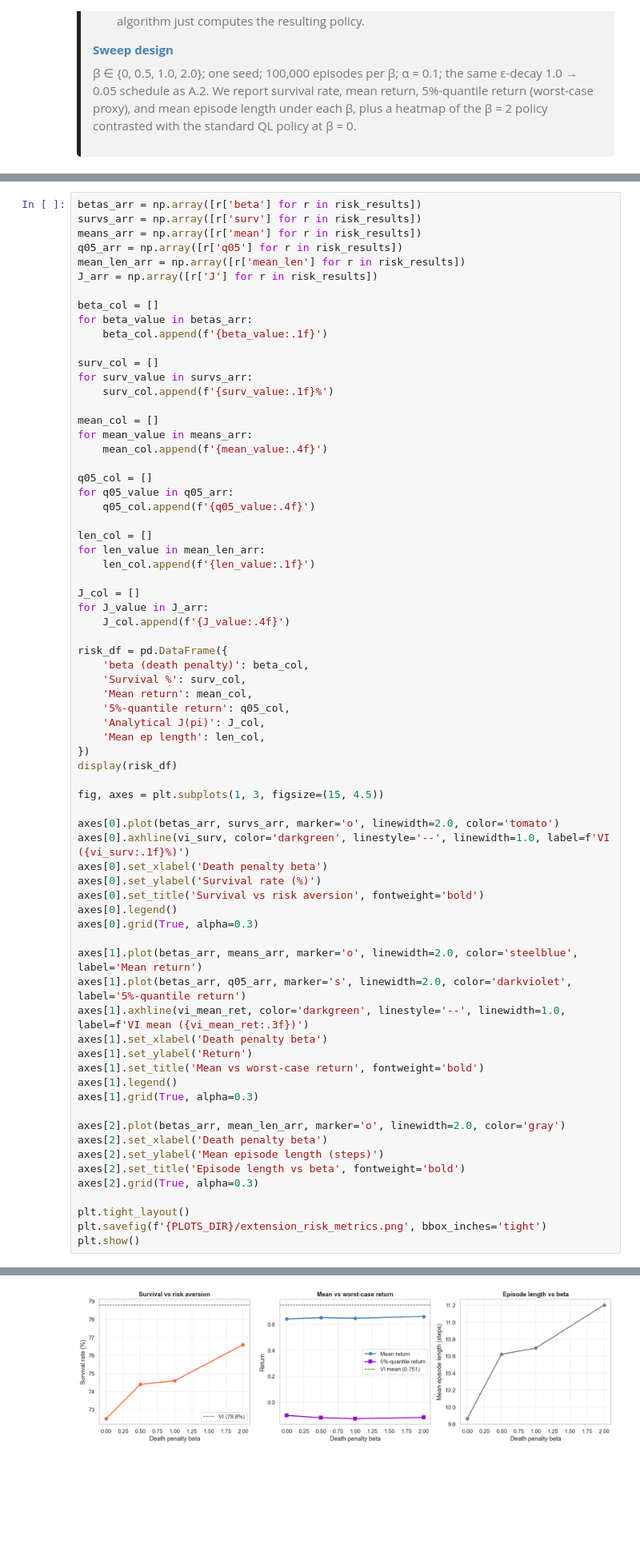
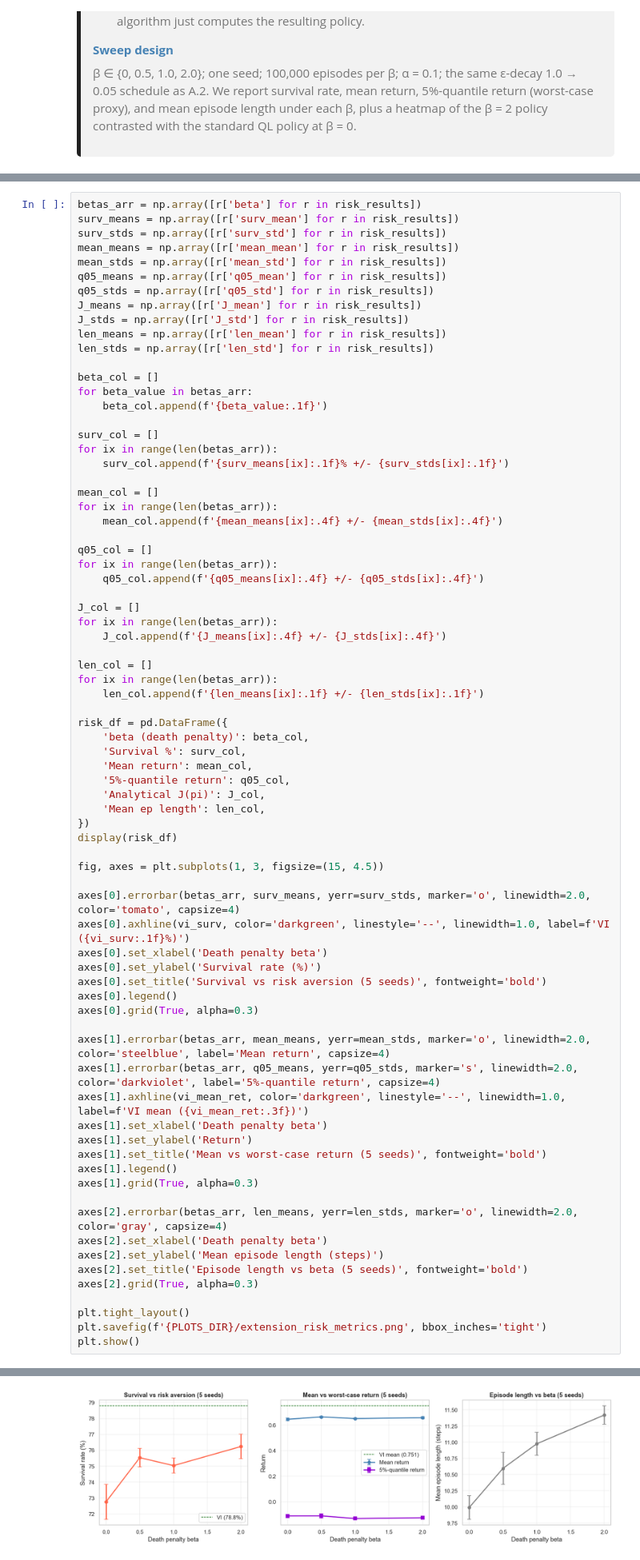
Before and after one commit to SamuelBraun/reinforcement-learning-sepsis, a Jupyter notebook: rl_sepsis_project.ipynb, the cells around one changed output, grey strips where cells are left out. Shown at 80% size. Cells and saved outputs as stored; diff of their text form; blank space fills up the shorter version.

```diff
--- a/rl_sepsis_project.ipynb
+++ b/rl_sepsis_project.ipynb
@@ -2130,34 +2184,39 @@ beta=2.0 | surv= 76.6% | mean=0.6622 | 5%-quantile=-0.1180 | J(pi)=0.6851 | mean
 # %%
 betas_arr = np.array([r['beta'] for r in risk_results])
-survs_arr = np.array([r['surv'] for r in risk_results])
-means_arr = np.array([r['mean'] for r in risk_results])
-q05_arr = np.array([r['q05'] for r in risk_results])
-mean_len_arr = np.array([r['mean_len'] for r in risk_results])
-J_arr = np.array([r['J'] for r in risk_results])
+surv_means = np.array([r['surv_mean'] for r in risk_results])
+surv_stds = np.array([r['surv_std'] for r in risk_results])
+mean_means = np.array([r['mean_mean'] for r in risk_results])
+mean_stds = np.array([r['mean_std'] for r in risk_results])
+q05_means = np.array([r['q05_mean'] for r in risk_results])
+q05_stds = np.array([r['q05_std'] for r in risk_results])
+J_means = np.array([r['J_mean'] for r in risk_results])
+J_stds = np.array([r['J_std'] for r in risk_results])
+len_means = np.array([r['len_mean'] for r in risk_results])
+len_stds = np.array([r['len_std'] for r in risk_results])
 
 beta_col = []
 for beta_value in betas_arr:
     beta_col.append(f'{beta_value:.1f}')
 
 surv_col = []
-for surv_value in survs_arr:
-    surv_col.append(f'{surv_value:.1f}%')
+for ix in range(len(betas_arr)):
+    surv_col.append(f'{surv_means[ix]:.1f}% +/- {surv_stds[ix]:.1f}')
 
 mean_col = []
-for mean_value in means_arr:
-    mean_col.append(f'{mean_value:.4f}')
+for ix in range(len(betas_arr)):
+    mean_col.append(f'{mean_means[ix]:.4f} +/- {mean_stds[ix]:.4f}')
 
 q05_col = []
-for q05_value in q05_arr:
-    q05_col.append(f'{q05_value:.4f}')
+for ix in range(len(betas_arr)):
+    q05_col.append(f'{q05_means[ix]:.4f} +/- {q05_stds[ix]:.4f}')
+
+J_col = []
+for ix in range(len(betas_arr)):
+    J_col.append(f'{J_means[ix]:.4f} +/- {J_stds[ix]:.4f}')
 
 len_col = []
-for len_value in mean_len_arr:
-    len_col.append(f'{len_value:.1f}')
-
-J_col = []
-for J_value in J_arr:
-    J_col.append(f'{J_value:.4f}')
+for ix in range(len(betas_arr)):
+    len_col.append(f'{len_means[ix]:.1f} +/- {len_stds[ix]:.1f}')
 
 risk_df = pd.DataFrame({
     'beta (death penalty)': beta_col,
@@ -2171,27 +2230,27 @@ display(risk_df)
 
 fig, axes = plt.subplots(1, 3, figsize=(15, 4.5))
 
-axes[0].plot(betas_arr, survs_arr, marker='o', linewidth=2.0, color='tomato')
+axes[0].errorbar(betas_arr, surv_means, yerr=surv_stds, marker='o', linewidth=2.0, color='tomato', capsize=4)
 axes[0].axhline(vi_surv, color='darkgreen', linestyle='--', linewidth=1.0, label=f'VI ({vi_surv:.1f}%)')
 axes[0].set_xlabel('Death penalty beta')
 axes[0].set_ylabel('Survival rate (%)')
-axes[0].set_title('Survival vs risk aversion', fontweight='bold')
+axes[0].set_title('Survival vs risk aversion (5 seeds)', fontweight='bold')
 axes[0].legend()
 axes[0].grid(True, alpha=0.3)
 
-axes[1].plot(betas_arr, means_arr, marker='o', linewidth=2.0, color='steelblue', label='Mean return')
-axes[1].plot(betas_arr, q05_arr, marker='s', linewidth=2.0, color='darkviolet', label='5%-quantile return')
+axes[1].errorbar(betas_arr, mean_means, yerr=mean_stds, marker='o', linewidth=2.0, color='steelblue', label='Mean return', capsize=4)
+axes[1].errorbar(betas_arr, q05_means, yerr=q05_stds, marker='s', linewidth=2.0, color='darkviolet', label='5%-quantile return', capsize=4)
 axes[1].axhline(vi_mean_ret, color='darkgreen', linestyle='--', linewidth=1.0, label=f'VI mean ({vi_mean_ret:.3f})')
 axes[1].set_xlabel('Death penalty beta')
 axes[1].set_ylabel('Return')
-axes[1].set_title('Mean vs worst-case return', fontweight='bold')
+axes[1].set_title('Mean vs worst-case return (5 seeds)', fontweight='bold')
 axes[1].legend()
 axes[1].grid(True, alpha=0.3)
 
-axes[2].plot(betas_arr, mean_len_arr, marker='o', linewidth=2.0, color='gray')
+axes[2].errorbar(betas_arr, len_means, yerr=len_stds, marker='o', linewidth=2.0, color='gray', capsize=4)
 axes[2].set_xlabel('Death penalty beta')
 axes[2].set_ylabel('Mean episode length (steps)')
-axes[2].set_title('Episode length vs beta', fontweight='bold')
+axes[2].set_title('Episode length vs beta (5 seeds)', fontweight='bold')
 axes[2].grid(True, alpha=0.3)
 
 plt.tight_layout()
@@ -2206,2 +2265,2 @@ plt.show()
-[figure, old version]
+[figure, new version]
 # %%
```
Also changed, not shown: parts of 7 cells of this notebook, 7 other files.
